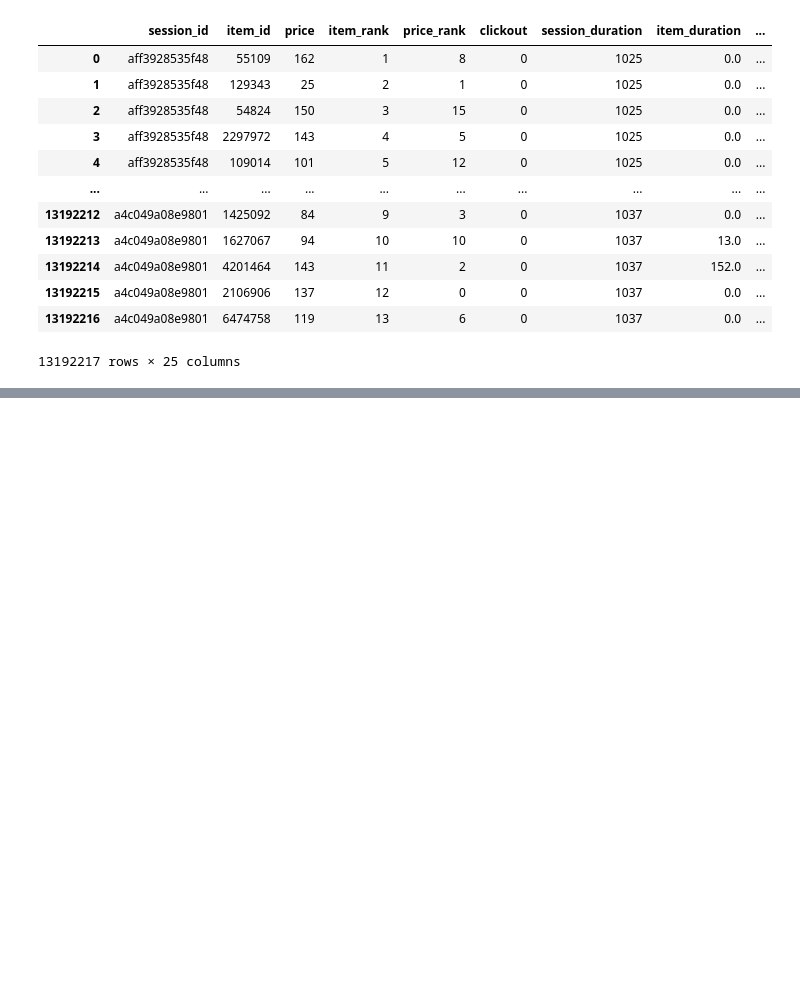
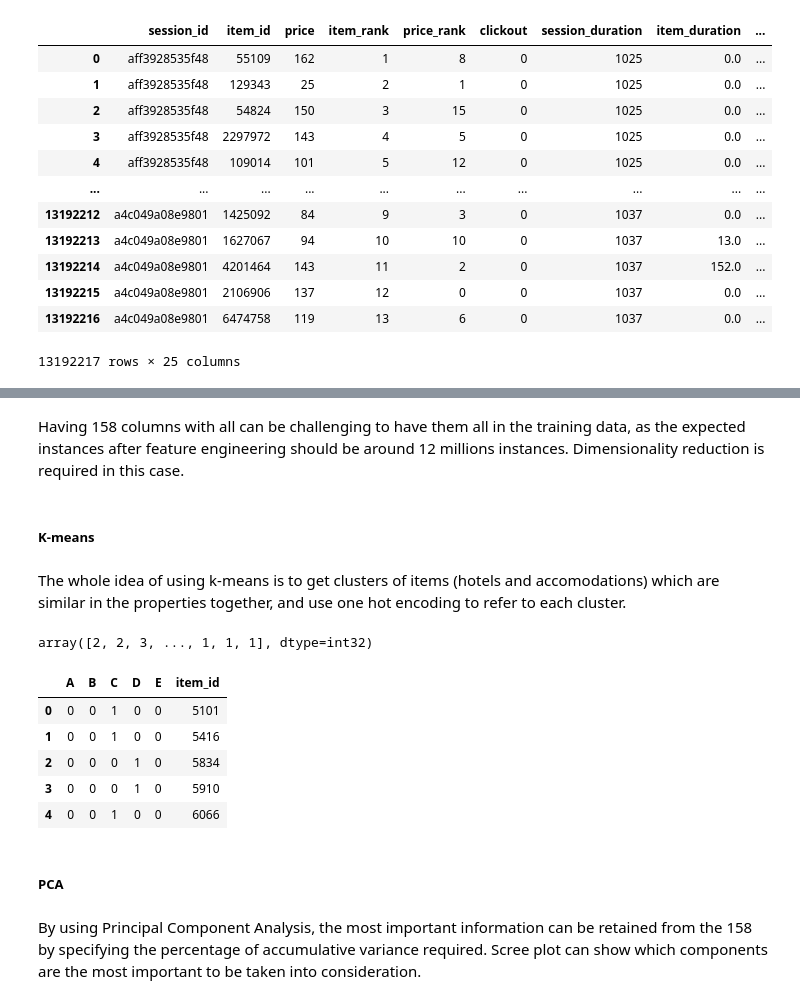
Before and after one commit to ZeyadSabbah/TrivagoRecommenderSystem, a Jupyter notebook: FeatureEngineering.ipynb, the cells around one changed output, grey strips where cells are left out. Drawn from its saved outputs; the diff is of its cells as text; code cells hidden in the pictures; blank space fills up the shorter version.

Commit message:
added merging properties to training data to the file

```diff
--- a/FeatureEngineering.ipynb
+++ b/FeatureEngineering.ipynb
@@ -1058,0 +978,15 @@ See the caveats in the documentation: https://pandas.pydata.org/pandas-docs/stab
+# %% [markdown]
+Having 158 columns with all can be challenging to have them all in the training data, as the expected instances after feature engineering should be around 12 millions instances. Dimensionality reduction is required in this case.
+# %% [markdown]
+##### K-means
+# %% [markdown]
+The whole idea of using k-means is to get clusters of items (hotels and accomodations) which are similar in the properties together, and use one hot encoding to refer to each cluster.
+# %%
+from sklearn.cluster import KMeans
+
+X = properties_encodedDF.drop(columns='item_id')
+X = X.values
+kmeans = KMeans(n_clusters=5, random_state=0).fit(X)
+kmeans.labels_
+# %% [output]
+array([2, 2, 3, ..., 1, 1, 1], dtype=int32)
@@ -1058,0 +997,11 @@ See the caveats in the documentation: https://pandas.pydata.org/pandas-docs/stab
+# %%
+ClusterDF = pd.get_dummies(PropertiesClustersDF.cluster)
+ClusterDF['item_id'] = PropertiesClustersDF.item_id.values.tolist()
+ClusterDF.head()
+# %% [output]
+|  | A | B | C | D | E | item_id |
+| 0 | 0 | 0 | 1 | 0 | 0 | 5101 |
+| 1 | 0 | 0 | 1 | 0 | 0 | 5416 |
+| 2 | 0 | 0 | 0 | 1 | 0 | 5834 |
+| 3 | 0 | 0 | 0 | 1 | 0 | 5910 |
+| 4 | 0 | 0 | 1 | 0 | 0 | 6066 |
@@ -1058,0 +1012,4 @@ See the caveats in the documentation: https://pandas.pydata.org/pandas-docs/stab
+# %% [markdown]
+##### PCA
+# %% [markdown]
+By using Principal Component Analysis, the most important information can be retained from the 158 by specifying the percentage of accumulative variance required. Scree plot can show which components are the most important to be taken into consideration.
```
Also changed, not shown: parts of 39 cells of this notebook.
